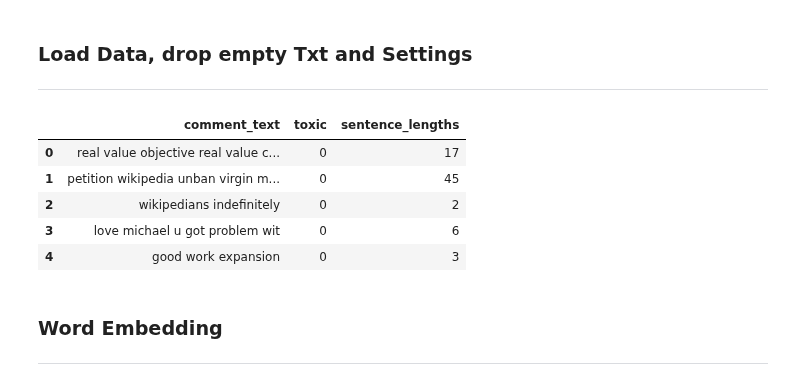
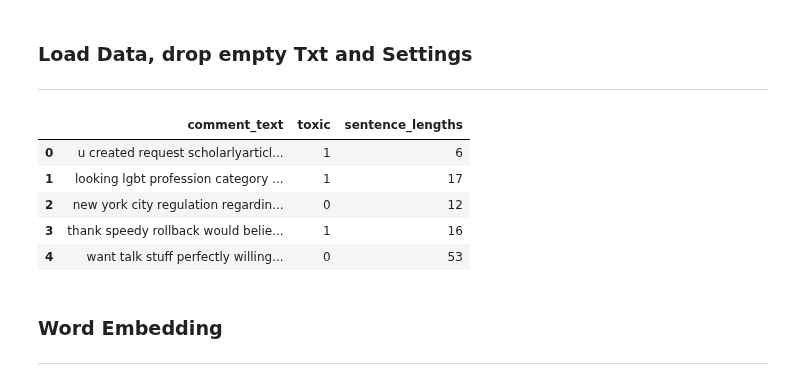
Before and after one commit to alessiodrigatti/toxic-classification, a Jupyter notebook: hatespeech-classification_tfidf.ipynb, the cells around one changed output. Cells and saved outputs as stored; diff of their text form; code cells hidden in the pictures.

```diff
--- a/hatespeech-classification_tfidf.ipynb
+++ b/hatespeech-classification_tfidf.ipynb
@@ -16,27 +16,27 @@ import csv
 # %%
 ## SETTINGS
 
 # active models
 SET_NN_active = False
 
 SET_track_scores = True
 
-SET_datapath = "data_pp_sample.json"
-SET_name_outputfile = "performance_270323.csv"
+SET_datapath = "data_pp.json"
+SET_name_outputfile = "performance_280323.csv"
 
 df = pd.read_json(SET_datapath, orient="columns")
 
 df.drop(df[df.comment_text.str.len() == 0].index, inplace=True)
 df.reset_index(drop=True, inplace=True)
 
 df.head()
 # %% [output]
 |  | comment_text | toxic | sentence_lengths |
-| 0 | real value objective real value c... | 0 | 17 |
-| 1 | petition wikipedia unban virgin m... | 0 | 45 |
-| 2 | wikipedians indefinitely | 0 | 2 |
-| 3 | love michael u got problem wit | 0 | 6 |
-| 4 | good work expansion | 0 | 3 |
+| 0 | u created request scholarlyarticl... | 1 | 6 |
+| 1 | looking lgbt profession category ... | 1 | 17 |
+| 2 | new york city regulation regardin... | 0 | 12 |
+| 3 | thank speedy rollback would belie... | 1 | 16 |
+| 4 | want talk stuff perfectly willing... | 0 | 53 |
 # %% [markdown]
 ### Word Embedding
 
```
Also changed, not shown: parts of 5 cells of this notebook, 3 other files.
